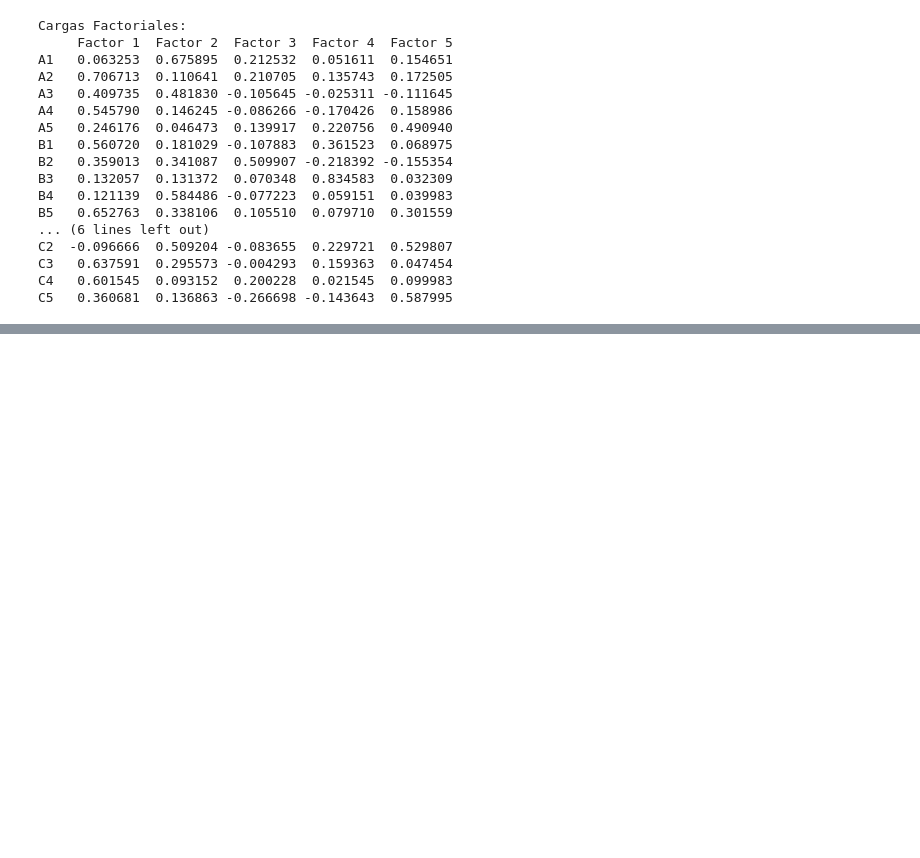
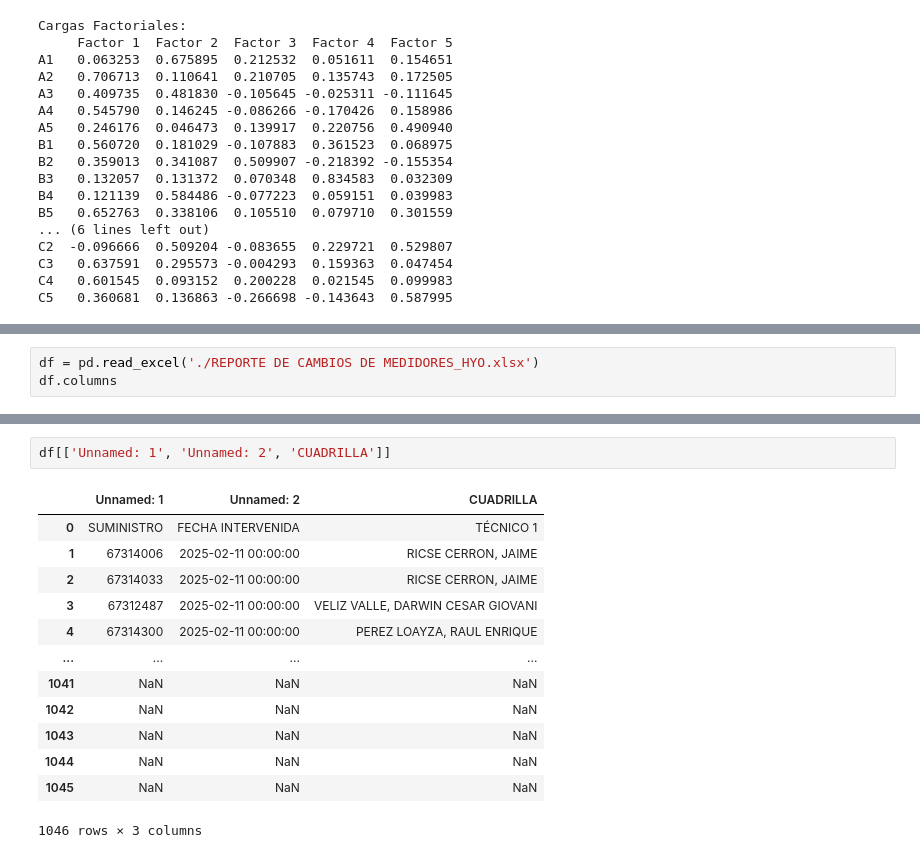
Before and after one commit to antonio-xrp/Data-Analysis-Portfolio, a Jupyter notebook: notebooks/analisis_factorial.ipynb, the cells around one changed output, grey strips where cells are left out. Saved outputs shown, nothing was run; the diff lists cells and outputs as text; blank space fills up the shorter version.

```diff
--- a/notebooks/analisis_factorial.ipynb
+++ b/notebooks/analisis_factorial.ipynb
@@ -178,0 +181,3 @@ Las cargas factoriales > 1 nos explica que tiene mayor correlaciòn entre cada v
+# %%
+df = pd.read_excel('./REPORTE DE CAMBIOS DE MEDIDORES_HYO.xlsx')
+df.columns
@@ -178,0 +196,16 @@ Las cargas factoriales > 1 nos explica que tiene mayor correlaciòn entre cada v
+# %%
+df[['Unnamed: 1', 'Unnamed: 2', 'CUADRILLA']]
+# %% [output]
+|  | Unnamed: 1 | Unnamed: 2 | CUADRILLA |
+| 0 | SUMINISTRO | FECHA INTERVENIDA | TÉCNICO 1 |
+| 1 | 67314006 | 2025-02-11 00:00:00 | RICSE CERRON, JAIME |
+| 2 | 67314033 | 2025-02-11 00:00:00 | RICSE CERRON, JAIME |
+| 3 | 67312487 | 2025-02-11 00:00:00 | VELIZ VALLE, DARWIN CESAR GIOVANI |
+| 4 | 67314300 | 2025-02-11 00:00:00 | PEREZ LOAYZA, RAUL ENRIQUE |
+| ... | ... | ... | ... |
+| 1041 | NaN | NaN | NaN |
+| 1042 | NaN | NaN | NaN |
+| 1043 | NaN | NaN | NaN |
+| 1044 | NaN | NaN | NaN |
+| 1045 | NaN | NaN | NaN |
+1046 rows × 3 columns
```
Also changed, not shown: parts of 5 cells of this notebook, 3 other files.
